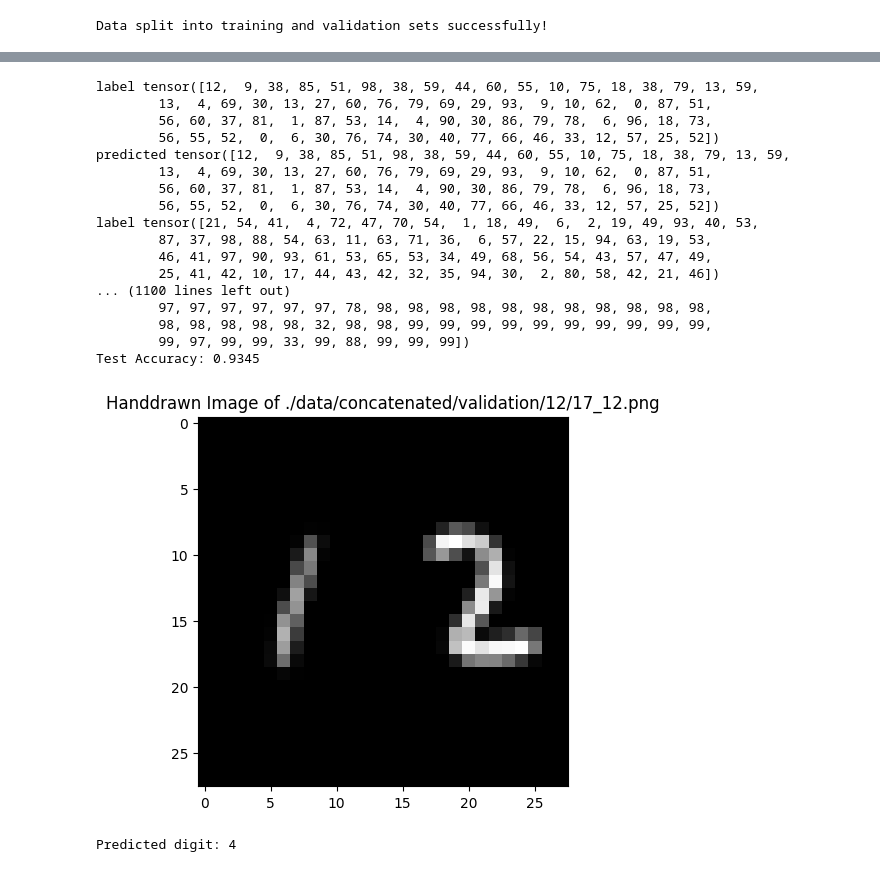
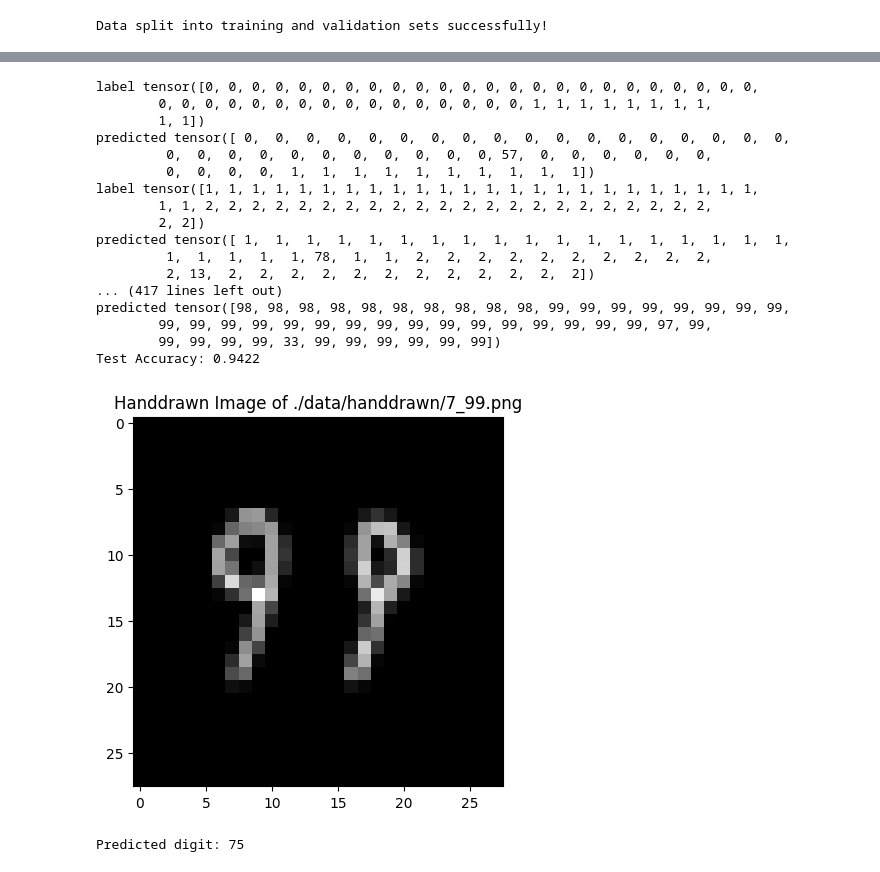
Before and after one commit to JoeBater/MNIST, a Jupyter notebook: create_new_numbers.ipynb, the cells around one changed output, grey strips where cells are left out. Drawn from its saved outputs; the diff is of its cells as text; code cells hidden in the pictures.

Commit message:
update handdrawn test

```diff
--- a/create_new_numbers.ipynb
+++ b/create_new_numbers.ipynb
@@ -363,53 +363,53 @@ def evaluate_model(model, test_loader):
     print(f"Test Accuracy: {accuracy:.4f}")
 
 # Evaluate the model on the test dataset
-evaluate_model(model, train_loader)
+#evaluate_model(model, train_loader)
 evaluate_model(model, test_loader)
 # %% [output]
-label tensor([12,  9, 38, 85, 51, 98, 38, 59, 44, 60, 55, 10, 75, 18, 38, 79, 13, 59,
-        13,  4, 69, 30, 13, 27, 60, 76, 79, 69, 29, 93,  9, 10, 62,  0, 87, 51,
-        56, 60, 37, 81,  1, 87, 53, 14,  4, 90, 30, 86, 79, 78,  6, 96, 18, 73,
-        56, 55, 52,  0,  6, 30, 76, 74, 30, 40, 77, 66, 46, 33, 12, 57, 25, 52])
-predicted tensor([12,  9, 38, 85, 51, 98, 38, 59, 44, 60, 55, 10, 75, 18, 38, 79, 13, 59,
-        13,  4, 69, 30, 13, 27, 60, 76, 79, 69, 29, 93,  9, 10, 62,  0, 87, 51,
-        56, 60, 37, 81,  1, 87, 53, 14,  4, 90, 30, 86, 79, 78,  6, 96, 18, 73,
-        56, 55, 52,  0,  6, 30, 76, 74, 30, 40, 77, 66, 46, 33, 12, 57, 25, 52])
-label tensor([21, 54, 41,  4, 72, 47, 70, 54,  1, 18, 49,  6,  2, 19, 49, 93, 40, 53,
-        87, 37, 98, 88, 54, 63, 11, 63, 71, 36,  6, 57, 22, 15, 94, 63, 19, 53,
-        46, 41, 97, 90, 93, 61, 53, 65, 53, 34, 49, 68, 56, 54, 43, 57, 47, 49,
-        25, 41, 42, 10, 17, 44, 43, 42, 32, 35, 94, 30,  2, 80, 58, 42, 21, 46])
-... (1100 lines left out)
-        97, 97, 97, 97, 97, 97, 78, 98, 98, 98, 98, 98, 98, 98, 98, 98, 98, 98,
-        98, 98, 98, 98, 98, 32, 98, 98, 99, 99, 99, 99, 99, 99, 99, 99, 99, 99,
-        99, 97, 99, 99, 33, 99, 88, 99, 99, 99])
-Test Accuracy: 0.9345
+label tensor([0, 0, 0, 0, 0, 0, 0, 0, 0, 0, 0, 0, 0, 0, 0, 0, 0, 0, 0, 0, 0, 0, 0, 0,
+        0, 0, 0, 0, 0, 0, 0, 0, 0, 0, 0, 0, 0, 0, 0, 0, 1, 1, 1, 1, 1, 1, 1, 1,
+        1, 1])
+predicted tensor([ 0,  0,  0,  0,  0,  0,  0,  0,  0,  0,  0,  0,  0,  0,  0,  0,  0,  0,
+         0,  0,  0,  0,  0,  0,  0,  0,  0,  0,  0, 57,  0,  0,  0,  0,  0,  0,
+         0,  0,  0,  0,  1,  1,  1,  1,  1,  1,  1,  1,  1,  1])
+label tensor([1, 1, 1, 1, 1, 1, 1, 1, 1, 1, 1, 1, 1, 1, 1, 1, 1, 1, 1, 1, 1, 1, 1, 1,
+        1, 1, 2, 2, 2, 2, 2, 2, 2, 2, 2, 2, 2, 2, 2, 2, 2, 2, 2, 2, 2, 2, 2, 2,
+        2, 2])
+predicted tensor([ 1,  1,  1,  1,  1,  1,  1,  1,  1,  1,  1,  1,  1,  1,  1,  1,  1,  1,
+         1,  1,  1,  1,  1, 78,  1,  1,  2,  2,  2,  2,  2,  2,  2,  2,  2,  2,
+         2, 13,  2,  2,  2,  2,  2,  2,  2,  2,  2,  2,  2,  2])
+... (417 lines left out)
+predicted tensor([98, 98, 98, 98, 98, 98, 98, 98, 98, 98, 99, 99, 99, 99, 99, 99, 99, 99,
+        99, 99, 99, 99, 99, 99, 99, 99, 99, 99, 99, 99, 99, 99, 99, 99, 97, 99,
+        99, 99, 99, 99, 33, 99, 99, 99, 99, 99, 99])
+Test Accuracy: 0.9422
 # %%
 # Step 8: Function to predict a single digit
 def predict_digit(model, img_path):
     # Load and preprocess the image
     img = Image.open(img_path) #.convert('L')  # Convert image to grayscale
     img = transform(img).unsqueeze(0)  # Apply transformations and add batch dimension
 
     model.eval()  # Set the model to evaluation mode
     with torch.no_grad():
         outputs = model(img)
         _, predicted = torch.max(outputs.data, 1)
 
     return predicted.item()
 
 # Example usage: Predict a digit from a custom image file
-#img_path = './data/handdrawn/1_27.png'
-img_path = './data/concatenated/validation/12/17_12.png'  # Replace with the path to your image file
+img_path = './data/handdrawn/7_99.png'
+#img_path = './data/concatenated/validation/99/1_99.png'  # Replace with the path to your image file
 img = load_image(img_path)
 
 
 plt.imshow(img, cmap='gray')
 plt.title(f"Handdrawn Image of {img_path}")
 plt.show()
 
 
 predicted_digit = predict_digit(model, img_path)
 print(f"Predicted digit: {predicted_digit}")
 # %% [output]
-[figure, old version]
+[figure, new version]
-Predicted digit: 4
+Predicted digit: 75
```
Also changed, not shown: parts of 4 cells of this notebook.
